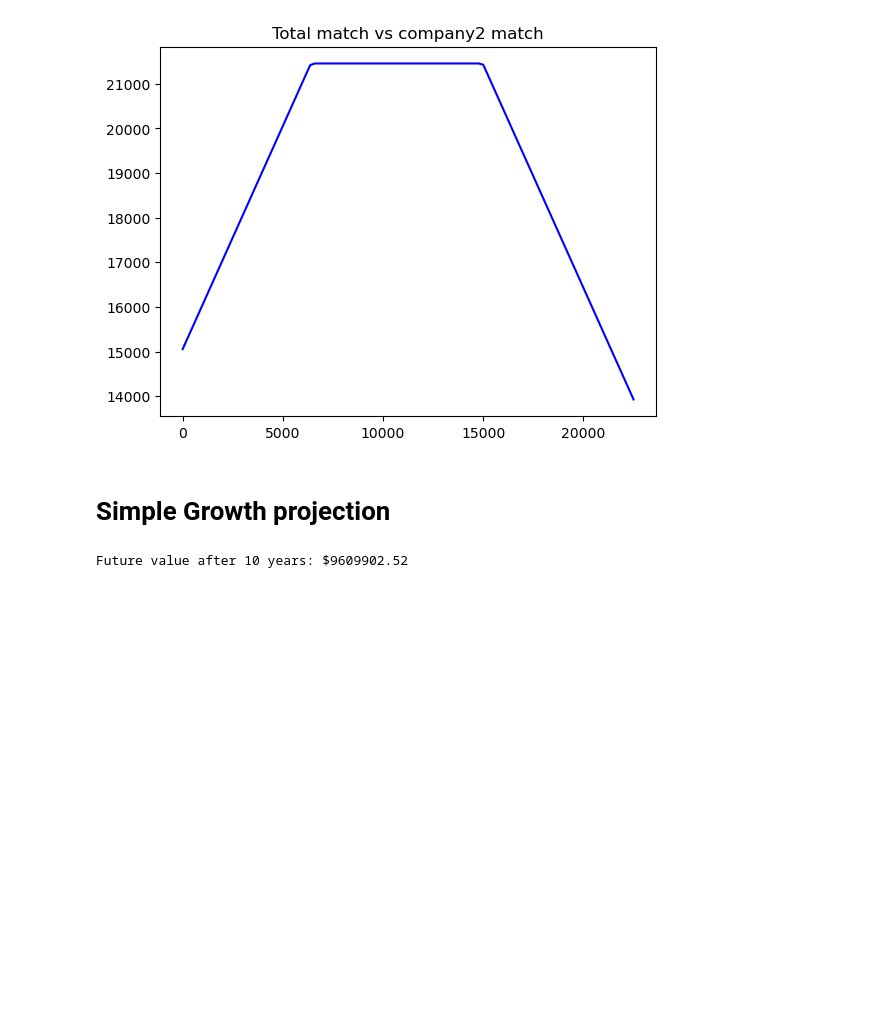
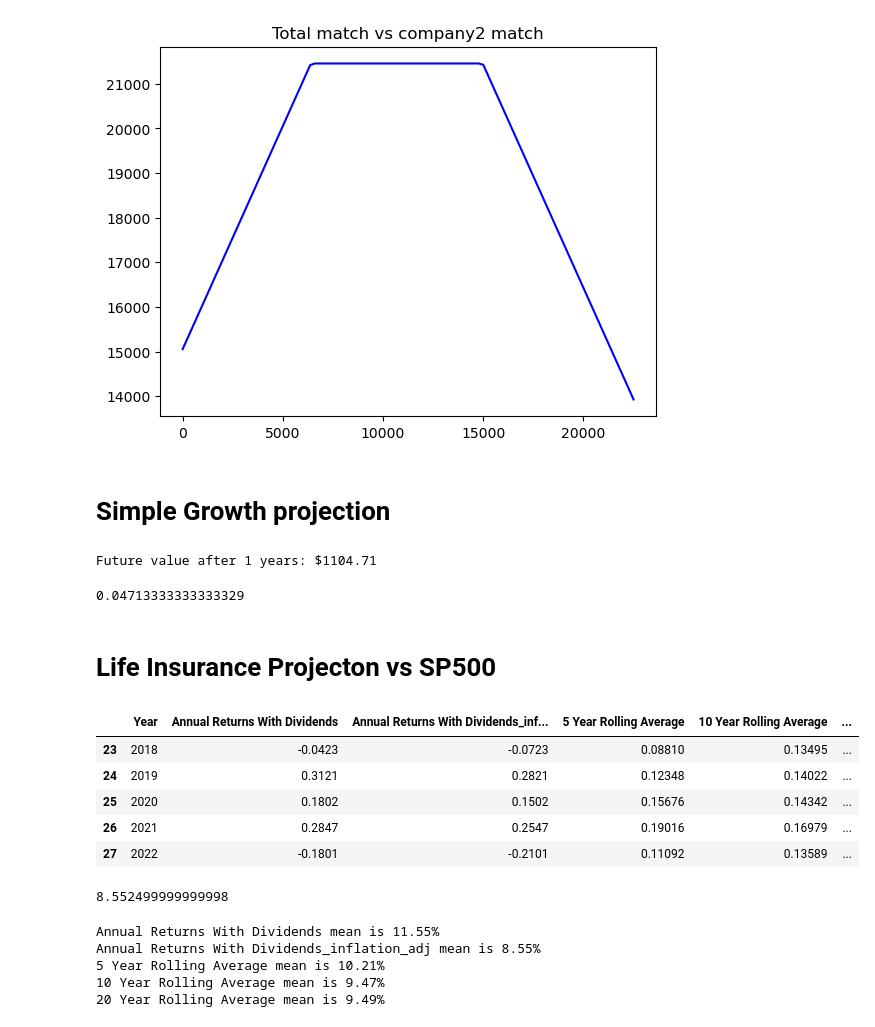
Before and after one commit to NguyenVu06/personal-finance, a Jupyter notebook: projection_notebook.ipynb, the cells around one changed output. Drawn from its saved outputs; the diff is of its cells as text; code cells hidden in the pictures; blank space fills up the shorter version.

```diff
--- a/projection_notebook.ipynb
+++ b/projection_notebook.ipynb
@@ -421,14 +409,43 @@ def calculate_future_value(principal, monthly_contribution, annual_interest_rate
     return future_value
 # %%
 # Input values
-initial_principal = 2_090_000  # $1,000,000
-monthly_contribution = 400000/12  # $10,000
-annual_interest_rate = 6.5  # 6.5% Conservatively, accounting for 3% inflation and only 9% annual return (stocks market average)
-years = 10
+initial_principal = 1000  # $1,000,000
+monthly_contribution = 0/12  # $10,000
+annual_interest_rate = 10  # 6.5% Conservatively, accounting for 3% inflation and only 9% annual return (stocks market average)
+years = 1
 
 
 # Calculate future value
 future_value = calculate_future_value(initial_principal, monthly_contribution, annual_interest_rate, years)
 print(f"Future value after {years} years: ${future_value:.2f}")
 # %% [output]
-Future value after 10 years: $9609902.52
+Future value after 1 years: $1104.71
+# %%
+(1256.56-1200)/1200
+# %% [output]
+0.04713333333333329
+# %% [markdown]
+# Life Insurance Projecton vs SP500
+# %%
+#Life Insurance Projecton vs SP500
+
+df = pd.read_csv('/Users/nguyendvu/local_repo/personal-finance/sp500p2p.csv')
+
+df['Annual Returns With Dividends'] = df['Annual Returns With Dividends']/100
+#adjust for inflation of 3%
+df['Annual Returns With Dividends_inflation_adj'] = df['Annual Returns With Dividends'] - 0.03
+# %%
+
+#5 years rolling average
+df['5 Year Rolling Average'] = df['Annual Returns With Dividends'].rolling(window=5).mean()
+df['10 Year Rolling Average'] = df['Annual Returns With Dividends'].rolling(window=10).mean()
+df['20 Year Rolling Average'] = df['Annual Returns With Dividends'].rolling(window=20).mean()
+# %%
+df.tail()
+# %% [output]
+|  | Year | Annual Returns With Dividends | Annual Returns With Dividends_inf... | 5 Year Rolling Average | 10 Year Rolling Average | ... |
+| 23 | 2018 | -0.0423 | -0.0723 | 0.08810 | 0.13495 | ... |
+| 24 | 2019 | 0.3121 | 0.2821 | 0.12348 | 0.14022 | ... |
+| 25 | 2020 | 0.1802 | 0.1502 | 0.15676 | 0.14342 | ... |
+| 26 | 2021 | 0.2847 | 0.2547 | 0.19016 | 0.16979 | ... |
+| 27 | 2022 | -0.1801 | -0.2101 | 0.11092 | 0.13589 | ... |
@@ -434,0 +454,14 @@ Future value after 10 years: $9609902.52
+# %%
+df['Annual Returns With Dividends_inflation_adj'].mean()*100
+# %% [output]
+8.552499999999998
+# %%
+for c in df.columns[1:]:
+    value = df[c].mean()*100
+    print(f"{c} mean is {value:.2f}%")
+# %% [output]
+Annual Returns With Dividends mean is 11.55%
+Annual Returns With Dividends_inflation_adj mean is 8.55%
+5 Year Rolling Average mean is 10.21%
+10 Year Rolling Average mean is 9.47%
+20 Year Rolling Average mean is 9.49%
```
Also changed, not shown: parts of 13 cells of this notebook, 1 other file.
